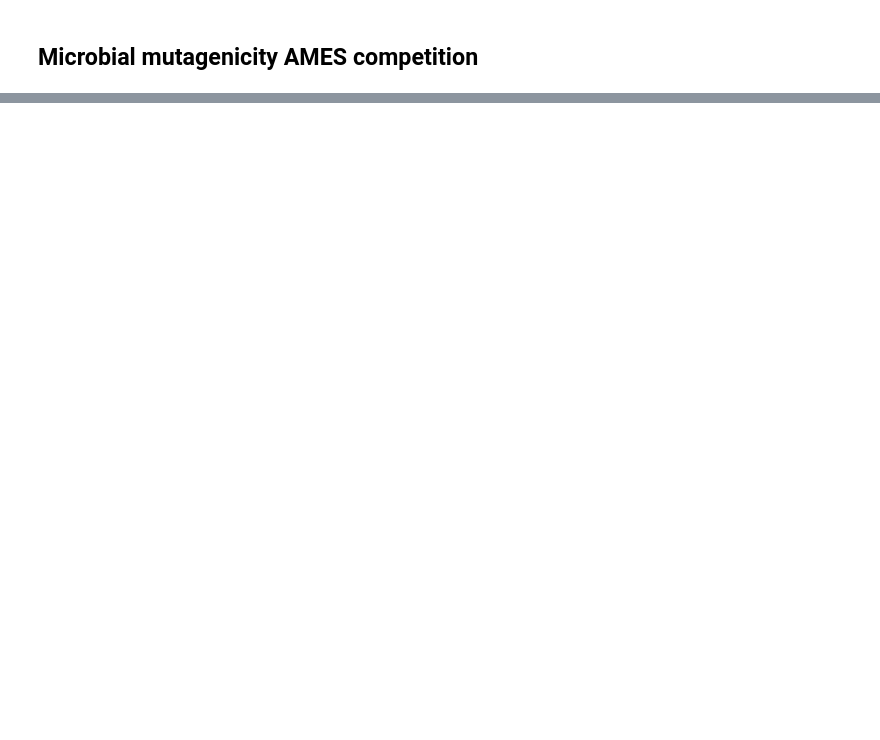
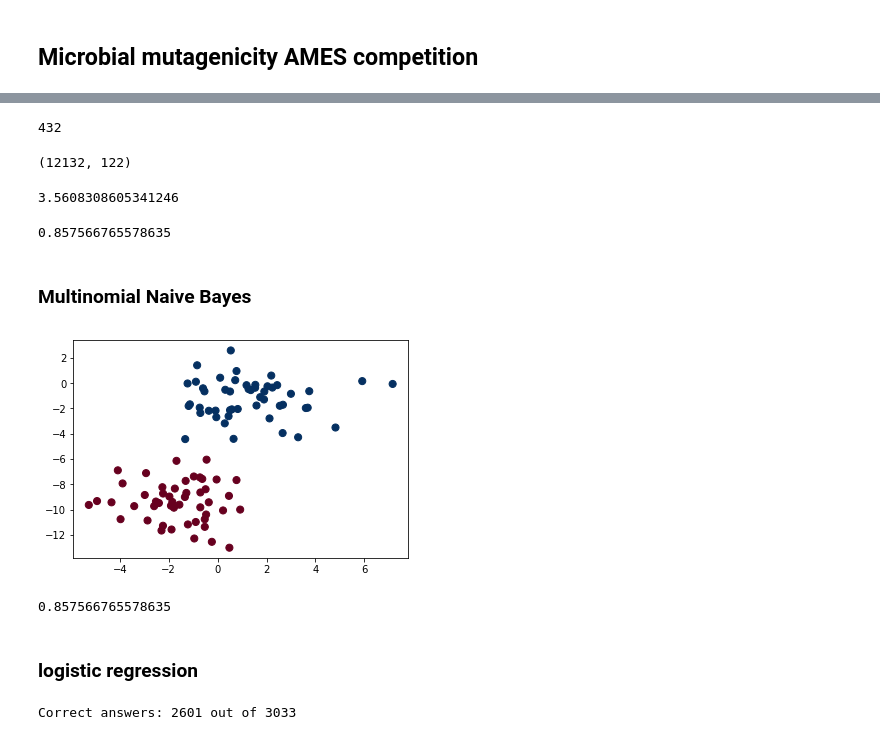
Before and after one commit to GerganaTancheva123/ML_Python, a Jupyter notebook: project/notebooks/AMES-tox.ipynb, the cells around one changed output, grey strips where cells are left out. Saved outputs shown, nothing was run; the diff lists cells and outputs as text; code cells hidden in the pictures; blank space fills up the shorter version.

```diff
--- a/project/notebooks/AMES-tox.ipynb
+++ b/project/notebooks/AMES-tox.ipynb
@@ -45,0 +123,25 @@ Length: 121, dtype: int64
+# %%
+y_pred = knn.predict(X_test)
+(y_pred != y_test).sum()
+# %% [output]
+432
+# %%
+print(df.shape)
+# %% [output]
+(12132, 122)
+# %%
+print(432/12132*100)
+# %% [output]
+3.5608308605341246
+# %%
+knn.score(X_test,y_test)
+# %% [output]
+0.857566765578635
+# %% [markdown]
+### Multinomial Naive Bayes
+# %%
+# Generate isotropic Gaussian blobs for clustering
+X, y = make_blobs(100, 2, centers=2, random_state=2, cluster_std=1.5)
+plt.scatter(X[:, 0], X[:, 1], c=y, s=50, cmap='RdBu'); # как да го приложа за конкретния случай
+# %% [output]
+[figure, added]
@@ -45,0 +151,6 @@ Length: 121, dtype: int64
+# %%
+accuracy_score(y_test,y_pred)
+# %% [output]
+0.857566765578635
+# %% [markdown]
+### logistic regression
@@ -45,0 +164,7 @@ Length: 121, dtype: int64
+# %%
+res = y_pred == y_test
+true_count = res[res==True]
+
+print(f'Correct answers: {true_count.count()} out of {y_pred.size}')
+# %% [output]
+Correct answers: 2601 out of 3033
```
Also changed, not shown: parts of 41 cells of this notebook, 4 other files.
